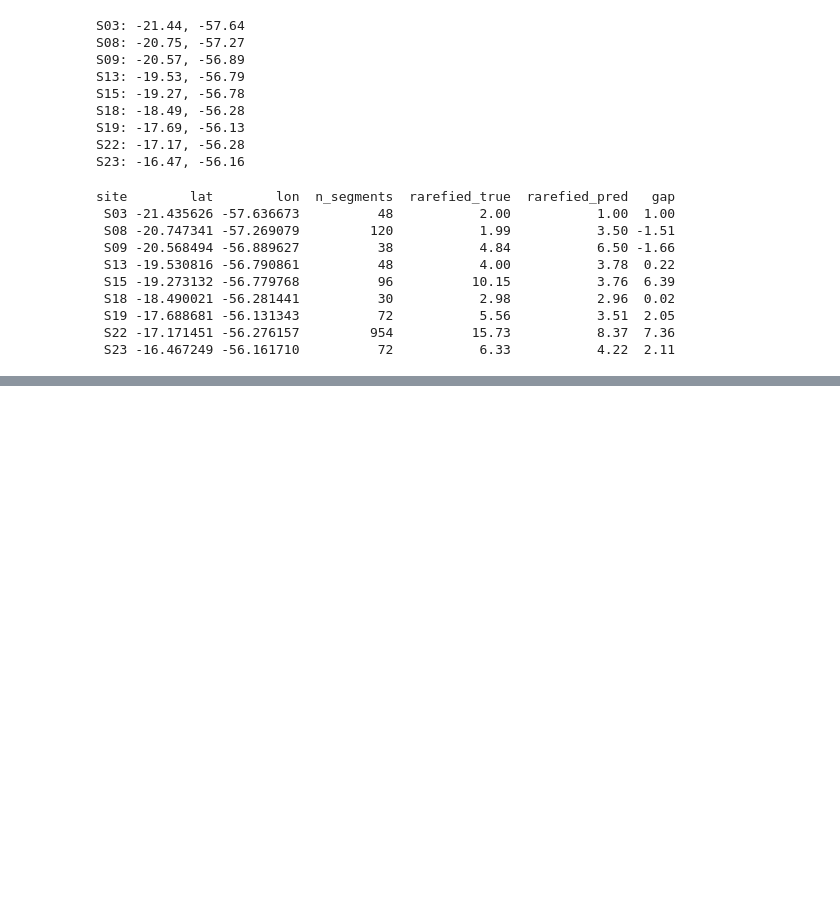
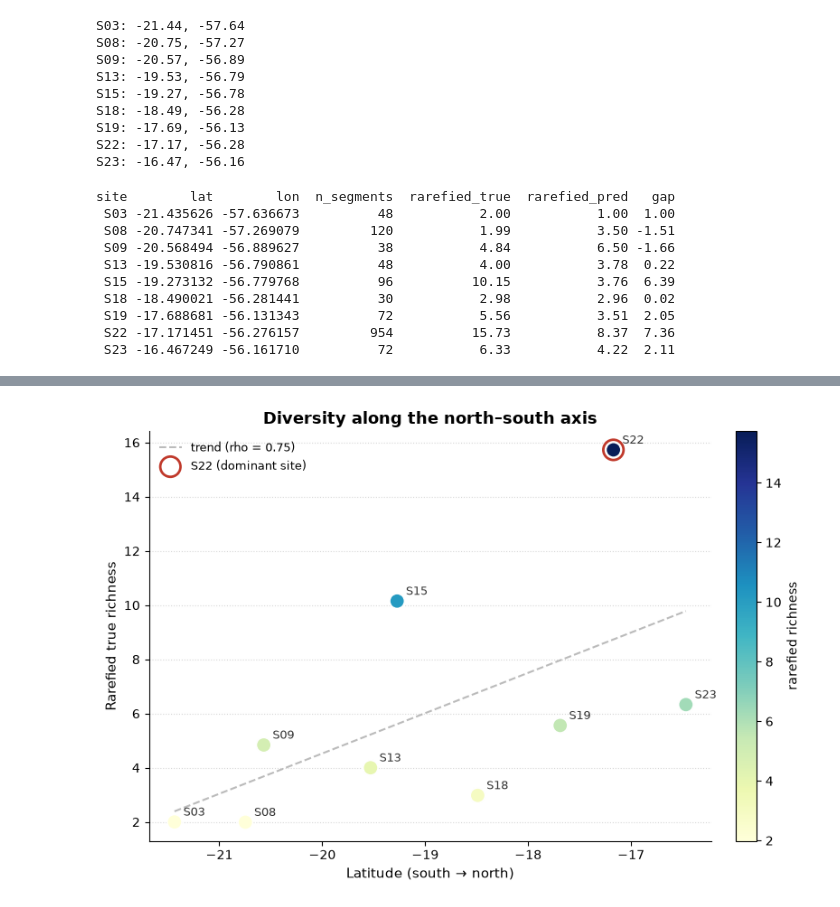
Before and after one commit to Zakguchati/mapping-biodiversity-from-sound, a Jupyter notebook: notebooks/12_diversity_map.ipynb, the cells around one changed output, grey strips where cells are left out. Saved outputs shown, nothing was run; the diff lists cells and outputs as text; code cells hidden in the pictures; blank space fills up the shorter version.

```diff
--- a/notebooks/12_diversity_map.ipynb
+++ b/notebooks/12_diversity_map.ipynb
@@ -410,0 +479,16 @@ m
+# %%
+from scipy.stats import spearmanr
+
+# use rarefied true richness against latitude, real sites only
+spatial = map_df.copy()
+spatial = spatial[spatial['rarefied_true'].notna()].sort_values('lat')
+
+lat = spatial['lat'].values
+div = spatial['rarefied_true'].values
+
+rho, p = spearmanr(lat, div)
+
+print(spatial[['site', 'lat', 'rarefied_true']].to_string(index=False))
+print()
+print(f"Spearman correlation (latitude vs rarefied diversity): rho = {rho:.3f}, p = {p:.3f}")
+print(f"sites in test: {len(spatial)}")
@@ -410,0 +509,38 @@ m
+# %%
+fig, ax = plt.subplots(figsize=(8, 5.5))
+
+lat = spatial['lat'].values
+div = spatial['rarefied_true'].values
+
+# faint trend line to show the direction, without overclaiming
+z = np.polyfit(lat, div, 1)
+xs = np.linspace(lat.min(), lat.max(), 50)
+ax.plot(xs, z[0]*xs + z[1], color='#bbbbbb', ls='--', lw=1.5, zorder=1,
+        label=f'trend (rho = 0.75)')
+
+# points coloured by richness
+sc = ax.scatter(lat, div, c=div, cmap='YlGnBu', s=140, edgecolor='white',
+                linewidth=1.2, zorder=3)
+
+# highlight S22 as the influential point
+s22 = spatial[spatial['site'] == 'S22']
+ax.scatter(s22['lat'], s22['rarefied_true'], s=260, facecolor='none',
+           edgecolor='#c0392b', linewidth=2, zorder=2, label='S22 (dominant site)')
+
+for _, r in spatial.iterrows():
+    ax.annotate(r['site'], (r['lat'], r['rarefied_true']),
+                textcoords="offset points", xytext=(7, 5), fontsize=9, color='#333333')
+
+ax.set_xlabel('Latitude (south → north)', fontsize=11)
+ax.set_ylabel('Rarefied true richness', fontsize=11)
+ax.set_title('Diversity along the north–south axis', fontsize=13, weight='bold')
+ax.spines[['top', 'right']].set_visible(False)
+ax.grid(axis='y', ls=':', alpha=0.5)
+ax.legend(frameon=False, fontsize=9, loc='upper left')
+
+fig.colorbar(sc, ax=ax, label='rarefied richness', fraction=0.046, pad=0.04)
+fig.tight_layout()
+fig.savefig('../reports/spatial_gradient.png', dpi=300, bbox_inches='tight')
+plt.show()
+# %% [output]
+[figure, added]
```
Also changed, not shown: parts of 10 cells of this notebook, 7 other files.
